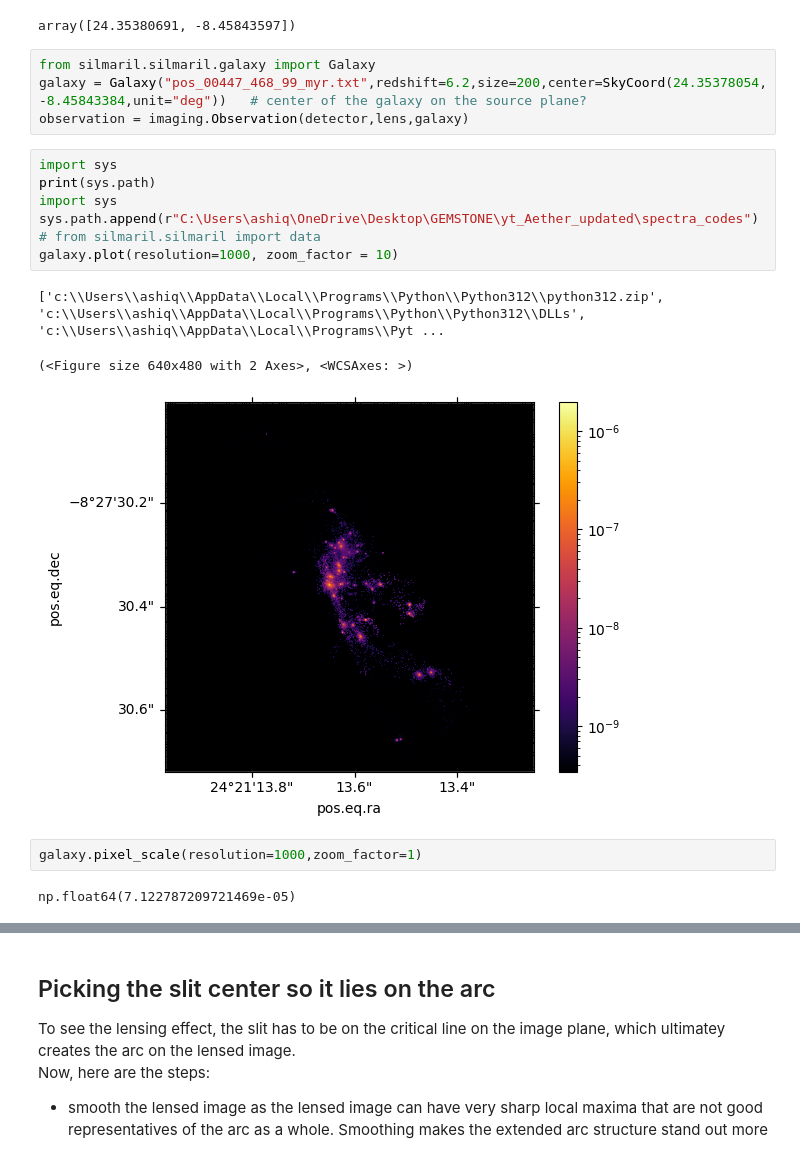
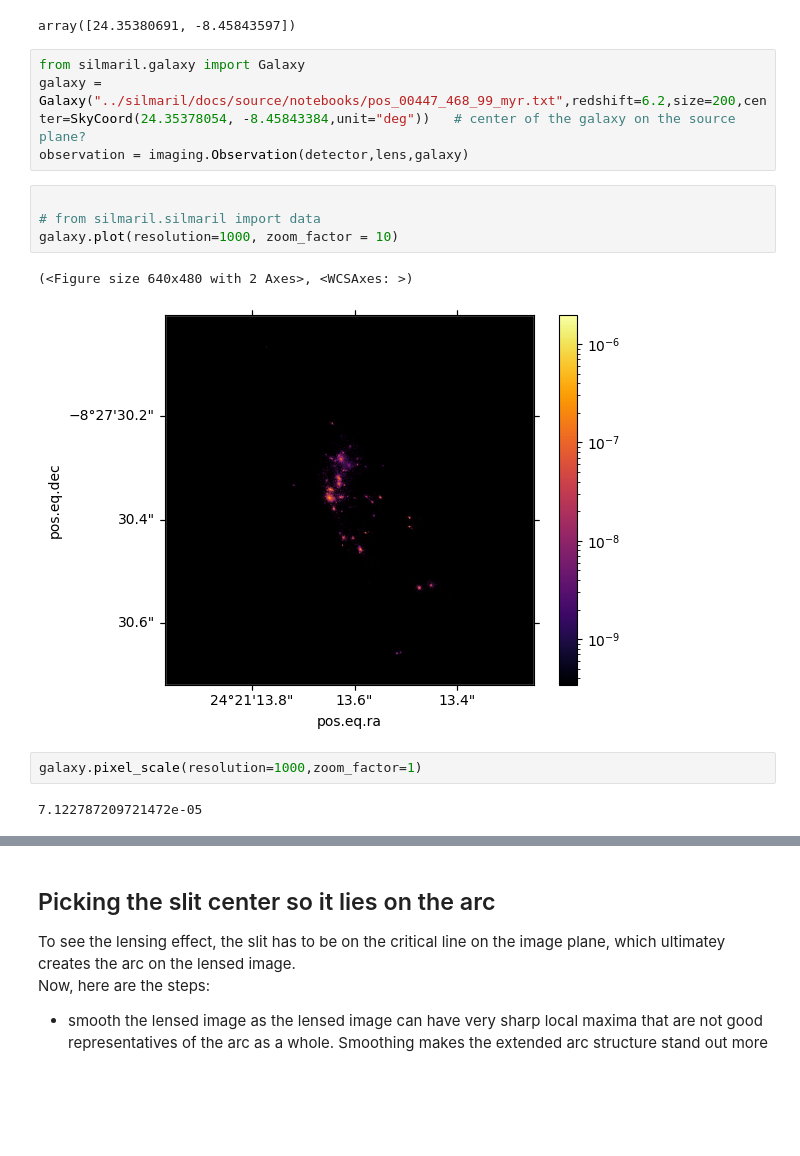
Before and after one commit to aetherumd/pyS99, a Jupyter notebook: nbs_etc/sunrise.ipynb, the cells around one changed output, grey strips where cells are left out. Cells and saved outputs as stored; diff of their text form; blank space fills up the shorter version.

Commit message:
EOS spring changes, working simulation stellar spectra and data update additions.

```diff
--- a/nbs_etc/sunrise.ipynb
+++ b/nbs_etc/sunrise.ipynb
@@ -56,24 +54,20 @@ lens.trace_points([[24.3468342,-8.4645026]],6.2)
 # %% [output]
 array([24.35380691, -8.45843597])
 # %%
-from silmaril.silmaril.galaxy import Galaxy
-galaxy = Galaxy("pos_00447_468_99_myr.txt",redshift=6.2,size=200,center=SkyCoord(24.35378054, -8.45843384,unit="deg"))   # center of the galaxy on the source plane?
+from silmaril.galaxy import Galaxy
+galaxy = Galaxy("../silmaril/docs/source/notebooks/pos_00447_468_99_myr.txt",redshift=6.2,size=200,center=SkyCoord(24.35378054, -8.45843384,unit="deg"))   # center of the galaxy on the source plane?
 observation = imaging.Observation(detector,lens,galaxy)
 # %%
-import sys
-print(sys.path)
-import sys
-sys.path.append(r"C:\Users\ashiq\OneDrive\Desktop\GEMSTONE\yt_Aether_updated\spectra_codes")
+
 # from silmaril.silmaril import data
 galaxy.plot(resolution=1000, zoom_factor = 10)
 # %% [output]
-['c:\\Users\\ashiq\\AppData\\Local\\Programs\\Python\\Python312\\python312.zip', 'c:\\Users\\ashiq\\AppData\\Local\\Programs\\Python\\Python312\\DLLs', 'c:\\Users\\ashiq\\AppData\\Local\\Programs\\Pyt ...
+(<Figure size 640x480 with 2 Axes>, <WCSAxes: >)
-(<Figure size 640x480 with 2 Axes>, <WCSAxes: >)
-[figure, old version]
+[figure, new version]
 # %%
 galaxy.pixel_scale(resolution=1000,zoom_factor=1)
 # %% [output]
-np.float64(7.122787209721469e-05)
+7.122787209721472e-05
 # %%
 lensed_image = observation.simulate_observation(background=3e-12,noise=5e-13,source_resolution=1000,star_by_star=True)
 observation.plot(background=3e-12,noise=5e-13,source_resolution=1000,star_by_star=True)
```
Also changed, not shown: parts of 17 cells of this notebook, 19 other files.
